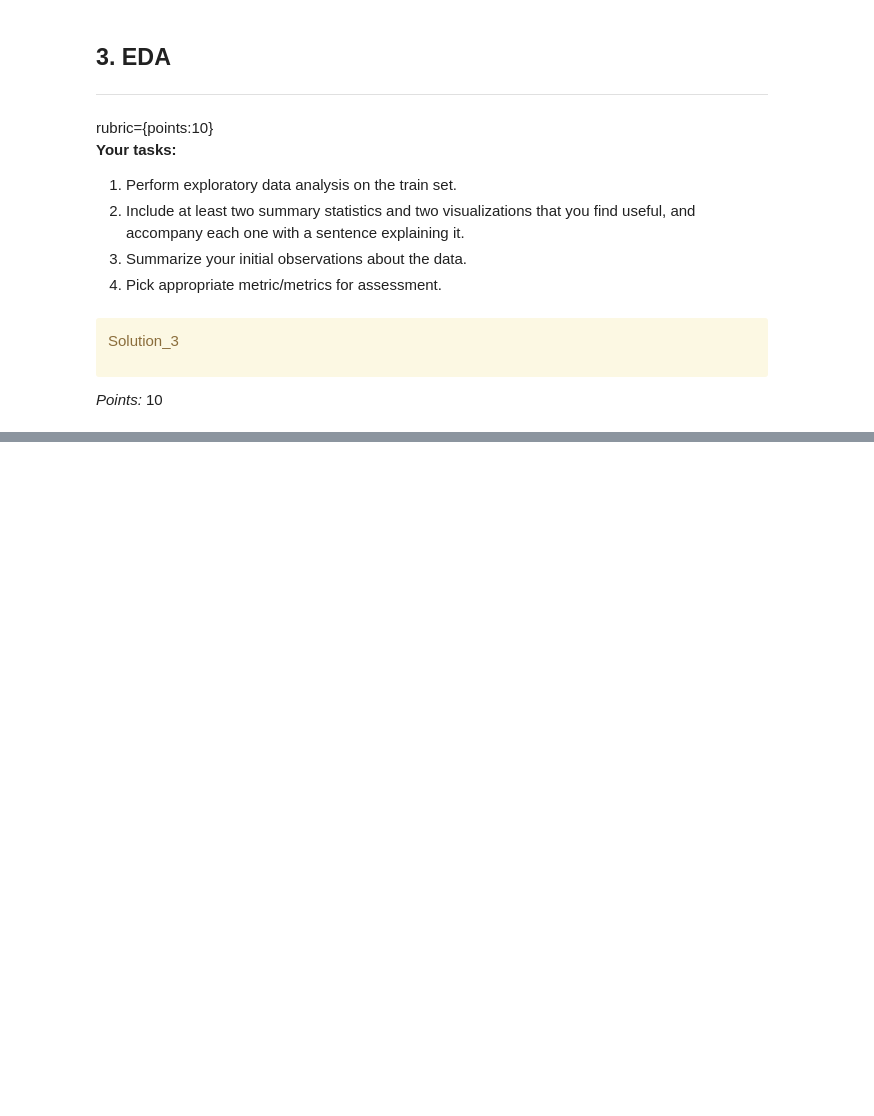
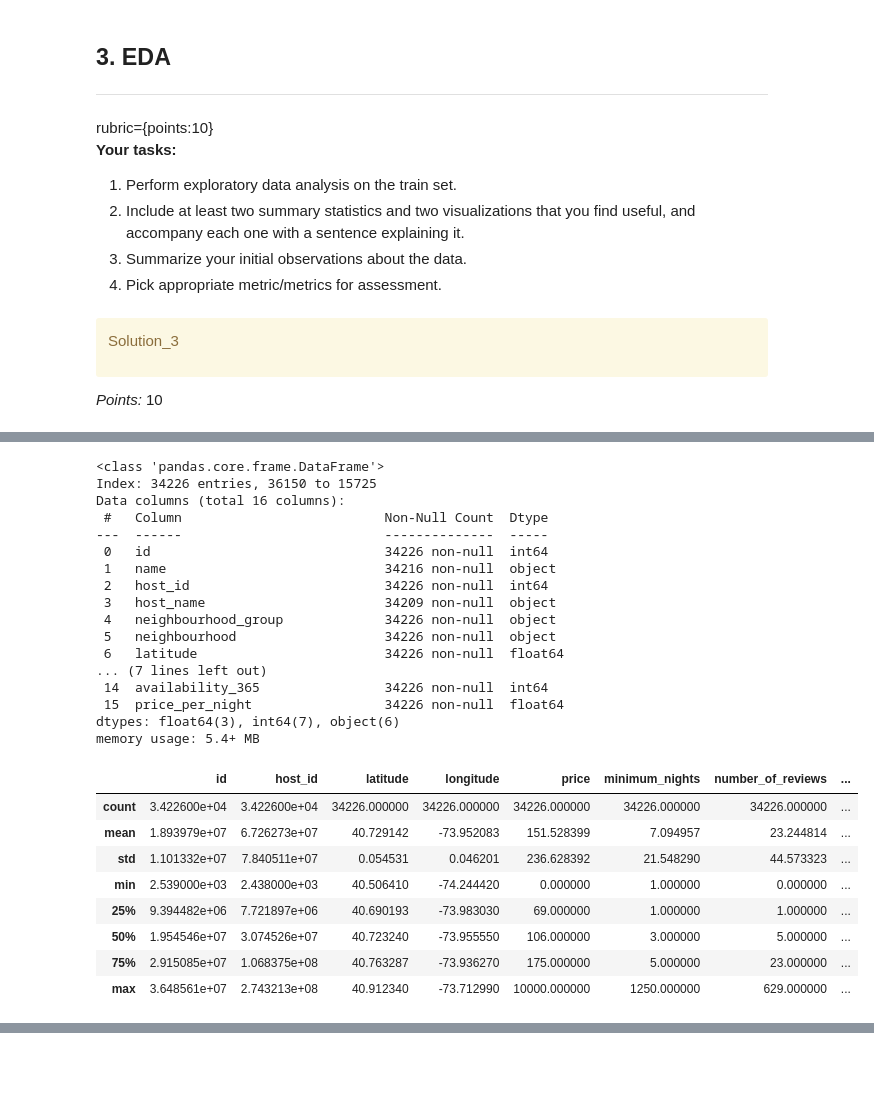
Before and after one commit to vivaanjhaveri/nyc-airbnb-reviews-regression, a Jupyter notebook: hw5.ipynb, the cells around one changed output, grey strips where cells are left out. Saved outputs shown, nothing was run; the diff lists cells and outputs as text; code cells hidden in the pictures; blank space fills up the shorter version.

```diff
--- a/hw5.ipynb
+++ b/hw5.ipynb
@@ -202,0 +237,34 @@ _Type your answer here, replacing this text._
+# %%
+#1
+
+X_train_describe = X_train.describe()
+
+X_train.info()
+X_train_describe
+# %% [output]
+<class 'pandas.core.frame.DataFrame'>
+Index: 34226 entries, 36150 to 15725
+Data columns (total 16 columns):
+ #   Column                          Non-Null Count  Dtype
+---  ------                          --------------  -----
+ 0   id                              34226 non-null  int64
+ 1   name                            34216 non-null  object
+ 2   host_id                         34226 non-null  int64
+ 3   host_name                       34209 non-null  object
+ 4   neighbourhood_group             34226 non-null  object
+ 5   neighbourhood                   34226 non-null  object
+ 6   latitude                        34226 non-null  float64
+... (7 lines left out)
+ 14  availability_365                34226 non-null  int64
+ 15  price_per_night                 34226 non-null  float64
+dtypes: float64(3), int64(7), object(6)
+memory usage: 5.4+ MB
+|  | id | host_id | latitude | longitude | price | minimum_nights | number_of_reviews | ... |
+| count | 3.422600e+04 | 3.422600e+04 | 34226.000000 | 34226.000000 | 34226.000000 | 34226.000000 | 34226.000000 | ... |
+| mean | 1.893979e+07 | 6.726273e+07 | 40.729142 | -73.952083 | 151.528399 | 7.094957 | 23.244814 | ... |
+| std | 1.101332e+07 | 7.840511e+07 | 0.054531 | 0.046201 | 236.628392 | 21.548290 | 44.573323 | ... |
+| min | 2.539000e+03 | 2.438000e+03 | 40.506410 | -74.244420 | 0.000000 | 1.000000 | 0.000000 | ... |
+| 25% | 9.394482e+06 | 7.721897e+06 | 40.690193 | -73.983030 | 69.000000 | 1.000000 | 1.000000 | ... |
+| 50% | 1.954546e+07 | 3.074526e+07 | 40.723240 | -73.955550 | 106.000000 | 3.000000 | 5.000000 | ... |
+| 75% | 2.915085e+07 | 1.068375e+08 | 40.763287 | -73.936270 | 175.000000 | 5.000000 | 23.000000 | ... |
+| max | 3.648561e+07 | 2.743213e+08 | 40.912340 | -73.712990 | 10000.000000 | 1250.000000 | 629.000000 | ... |
```
Also changed, not shown: parts of 39 cells of this notebook, 4 other files.
